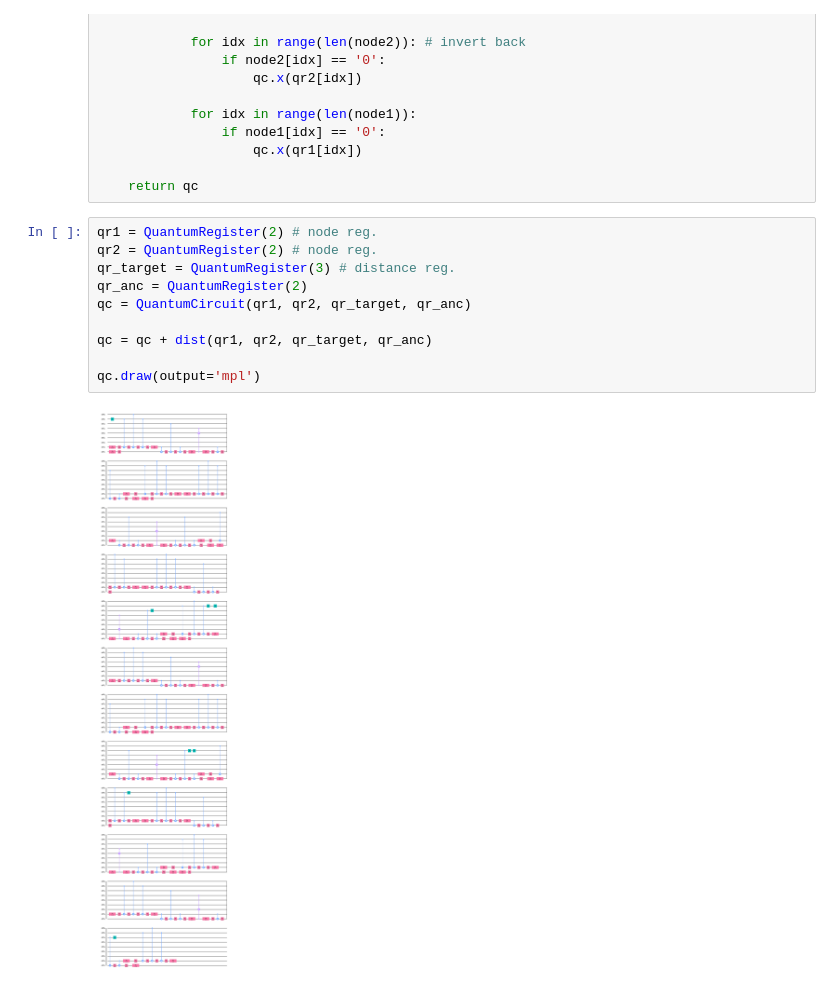
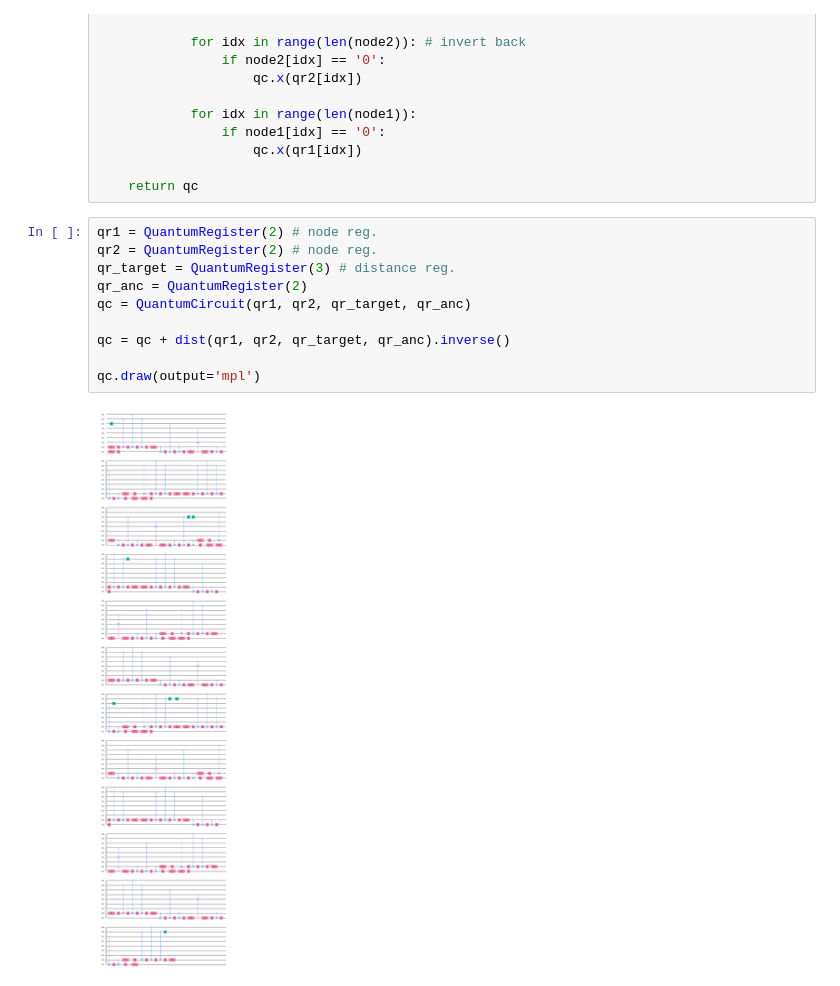
Before and after one commit to Naphann/Solving-TSP-Grover, a Jupyter notebook: distance_black_box.ipynb, the cells around one changed output. Cells and saved outputs as stored; diff of their text form.

```diff
--- a/distance_black_box.ipynb
+++ b/distance_black_box.ipynb
@@ -68,12 +68,12 @@ def dist(qr1, qr2, qr_target, qr_anc):
 # %%
 qr1 = QuantumRegister(2) # node reg.
 qr2 = QuantumRegister(2) # node reg.
 qr_target = QuantumRegister(3) # distance reg.
 qr_anc = QuantumRegister(2)
 qc = QuantumCircuit(qr1, qr2, qr_target, qr_anc)
 
-qc = qc + dist(qr1, qr2, qr_target, qr_anc)
+qc = qc + dist(qr1, qr2, qr_target, qr_anc).inverse()
 
 qc.draw(output='mpl')
 # %% [output]
-[figure, old version]
+[figure, new version]
```
Also changed, not shown: 3 other files.
